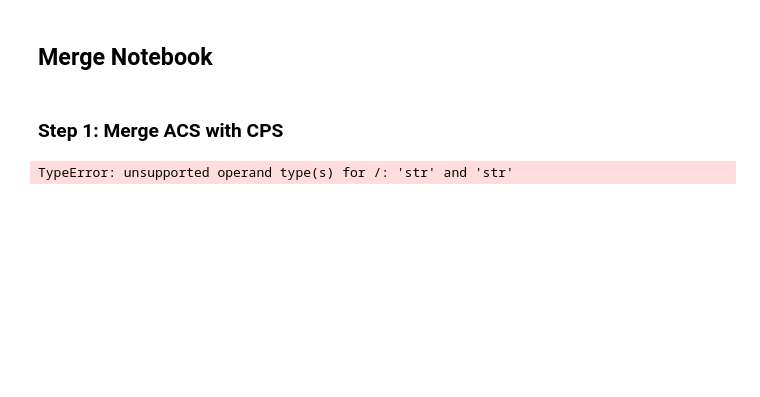
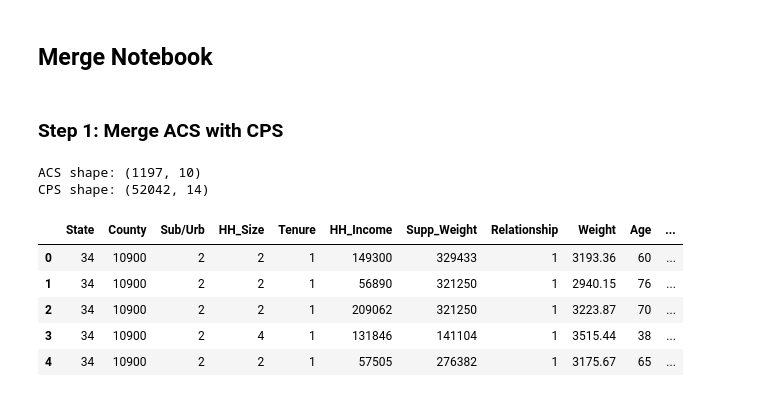
Before and after one commit to 123SmallBunny/CS439-project, a Jupyter notebook: notebooks/merge.ipynb, the cells around one changed output. Cells and saved outputs as stored; diff of their text form; code cells hidden in the pictures; blank space fills up the shorter version.

```diff
--- a/notebooks/merge.ipynb
+++ b/notebooks/merge.ipynb
@@ -7,11 +7,10 @@ import numpy as np
 # %% [markdown]
 ### Step 1: Merge ACS with CPS
 # %%
-
-clean_path = "clean_data"
+clean_path = Path("../clean_data")
 
 acs_path = clean_path / "ACS_generation.csv"
-cps_path = clean_path / "CPS_1993_2013.csv"
+cps_path = clean_path / "CLEANED_CPS_2005_2023.csv"
 
 acs = pd.read_csv(acs_path, dtype={"cbsa_code": str})
 cps = pd.read_csv(cps_path, dtype=str)
@@ -19,4 +18,14 @@ cps = pd.read_csv(cps_path, dtype=str)
 print("ACS shape:", acs.shape)
 print("CPS shape:", cps.shape)
 # %% [output]
-TypeError: unsupported operand type(s) for /: 'str' and 'str'
+ACS shape: (1197, 10)
+CPS shape: (52042, 14)
+# %%
+cps.head()
+# %% [output]
+|  | State | County | Sub/Urb | HH_Size | Tenure | HH_Income | Supp_Weight | Relationship | Weight | Age | ... |
+| 0 | 34 | 10900 | 2 | 2 | 1 | 149300 | 329433 | 1 | 3193.36 | 60 | ... |
+| 1 | 34 | 10900 | 2 | 2 | 1 | 56890 | 321250 | 1 | 2940.15 | 76 | ... |
+| 2 | 34 | 10900 | 2 | 2 | 1 | 209062 | 321250 | 1 | 3223.87 | 70 | ... |
+| 3 | 34 | 10900 | 2 | 4 | 1 | 131846 | 141104 | 1 | 3515.44 | 38 | ... |
+| 4 | 34 | 10900 | 2 | 2 | 1 | 57505 | 276382 | 1 | 3175.67 | 65 | ... |
```
Also changed, not shown: parts of 23 cells of this notebook, 8 other files.
